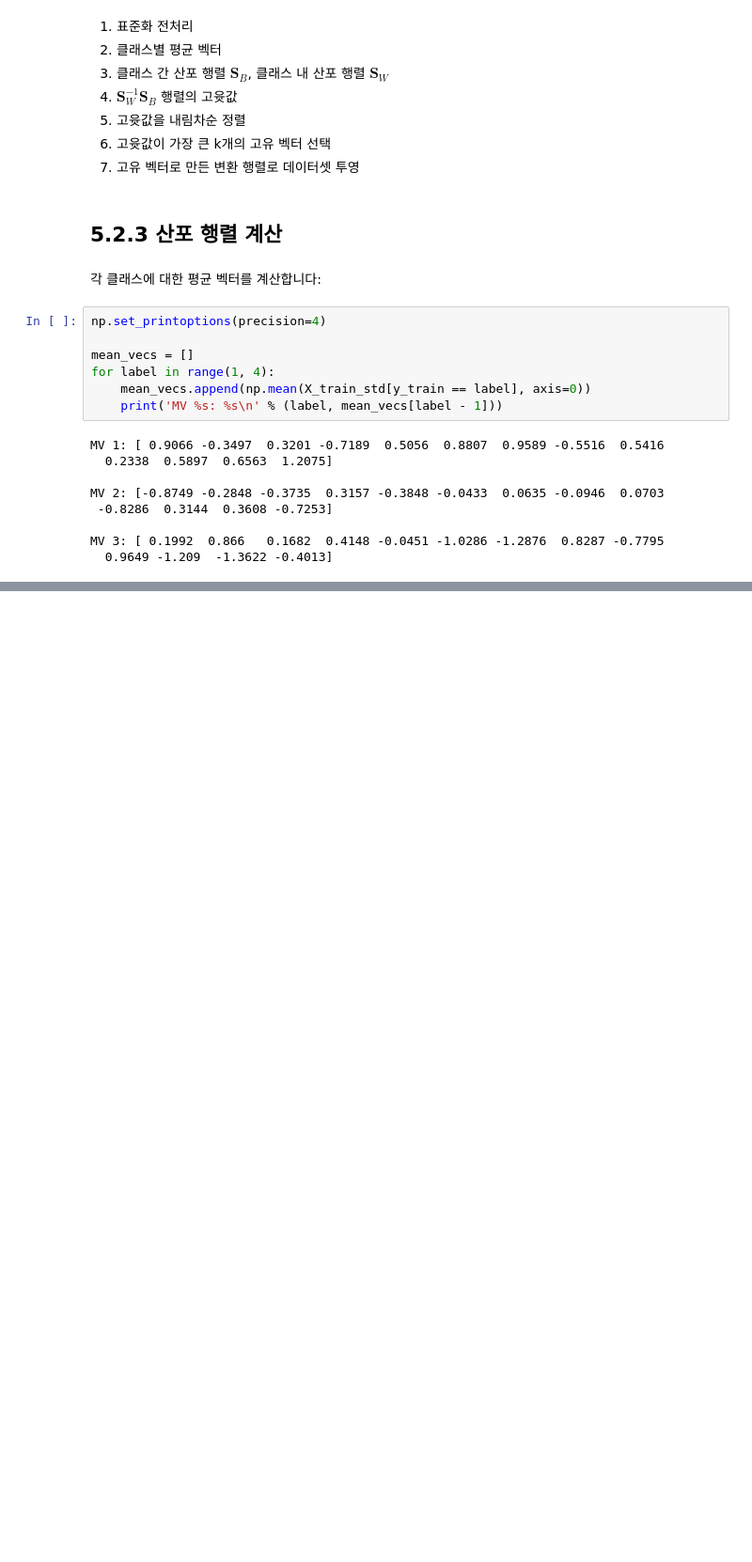
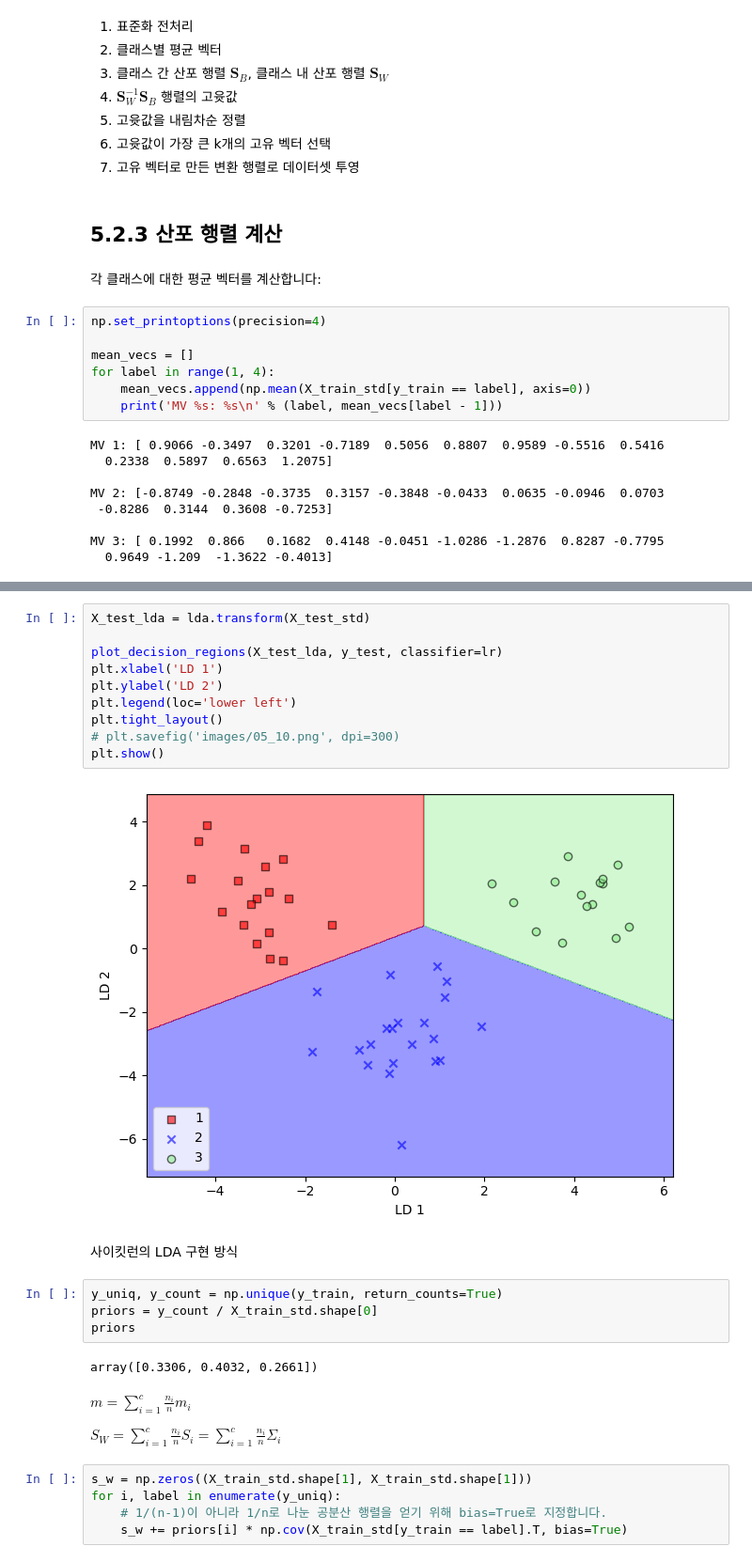
Before and after one commit to leeyb12/Self-Study, a Jupyter notebook: 006/머신 러닝 교과서 3판/ch05.ipynb, the cells around one changed output, grey strips where cells are left out. Shown at 94% size. Drawn from its saved outputs; the diff is of its cells as text; blank space fills up the shorter version.

```diff
--- a/006/머신 러닝 교과서 3판/ch05.ipynb
+++ b/006/머신 러닝 교과서 3판/ch05.ipynb
@@ -424,0 +599,29 @@ MV 3: [ 0.1992  0.866   0.1682  0.4148 -0.0451 -1.0286 -1.2876  0.8287 -0.7795
+# %%
+X_test_lda = lda.transform(X_test_std)
+
+plot_decision_regions(X_test_lda, y_test, classifier=lr)
+plt.xlabel('LD 1')
+plt.ylabel('LD 2')
+plt.legend(loc='lower left')
+plt.tight_layout()
+# plt.savefig('images/05_10.png', dpi=300)
+plt.show()
+# %% [output]
+[figure, added]
+# %% [markdown]
+사이킷런의 LDA 구현 방식
+# %%
+y_uniq, y_count = np.unique(y_train, return_counts=True)
+priors = y_count / X_train_std.shape[0]
+priors
+# %% [output]
+array([0.3306, 0.4032, 0.2661])
+# %% [markdown]
+$m = \sum_{i=1}^c \frac{n_i}{n} m_i$
+
+$S_W = \sum_{i=1}^c \frac{n_i}{n} S_i = \sum_{i=1}^c \frac{n_i}{n} \Sigma_i$
+# %%
+s_w = np.zeros((X_train_std.shape[1], X_train_std.shape[1]))
+for i, label in enumerate(y_uniq):
+    # 1/(n-1)이 아니라 1/n로 나눈 공분산 행렬을 얻기 위해 bias=True로 지정합니다.
+    s_w += priors[i] * np.cov(X_train_std[y_train == label].T, bias=True)
```
Also changed, not shown: parts of 61 cells of this notebook, 4 other files.
